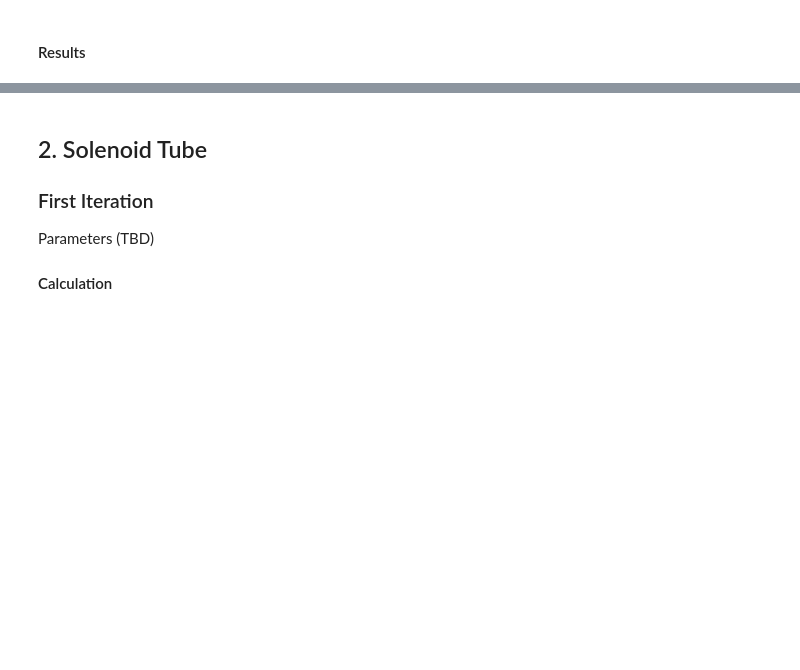
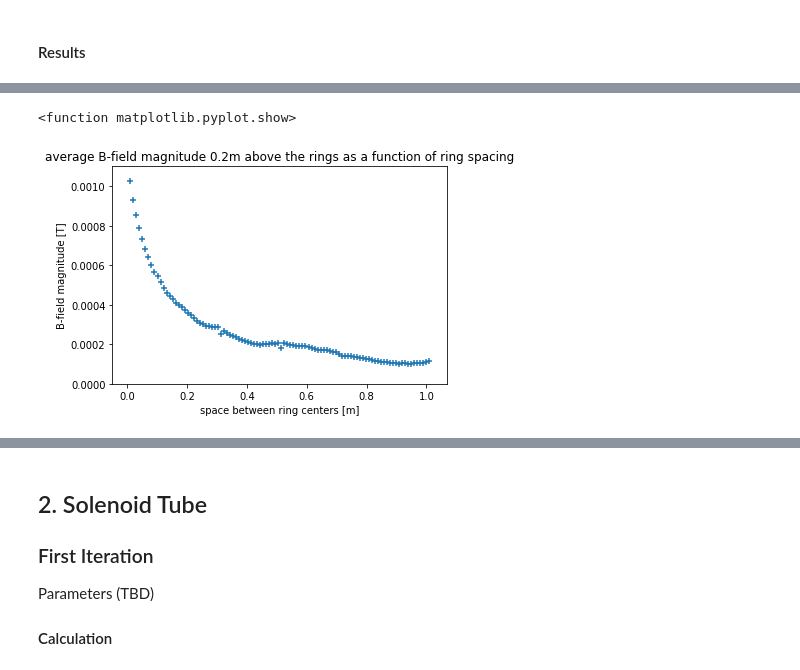
Before and after one commit to rylittle13/Physics260FinalProject, a Jupyter notebook: Final Project.ipynb, the cells around one changed output, grey strips where cells are left out. Cells and saved outputs as stored; diff of their text form; code cells hidden in the pictures; blank space fills up the shorter version.

```diff
--- a/Final Project.ipynb
+++ b/Final Project.ipynb
@@ -427,0 +499,13 @@ And so on...
+# %%
+## for plotting
+space_range = np.linspace(0.01,1.01,increments)
+plt.scatter(space_range,B_mag_mean, marker = "+")
+plt.title('average B-field magnitude 0.2m above the rings as a function of ring spacing')
+plt.ylabel('B-field magnitude [T]')
+plt.xlabel('space between ring centers [m]')
+plt.ylim(ymax = 0.00110)
+plt.ylim(ymin = 0)
+plt.show
+# %% [output]
+<function matplotlib.pyplot.show>
+[figure, added]
```
Also changed, not shown: parts of 16 cells of this notebook.
